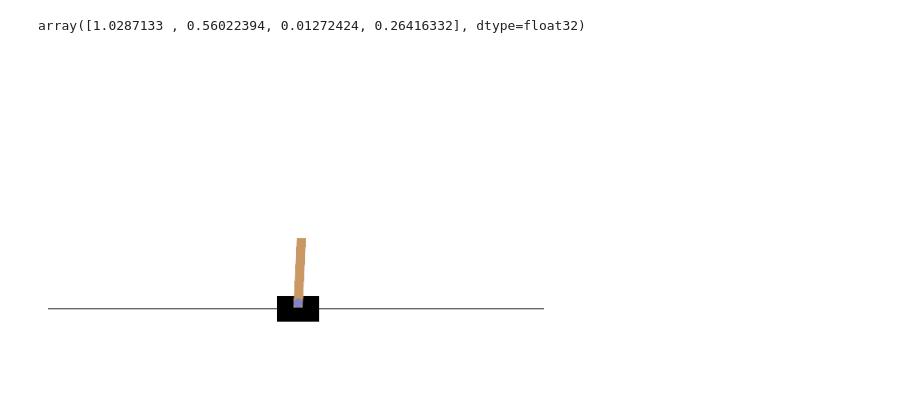
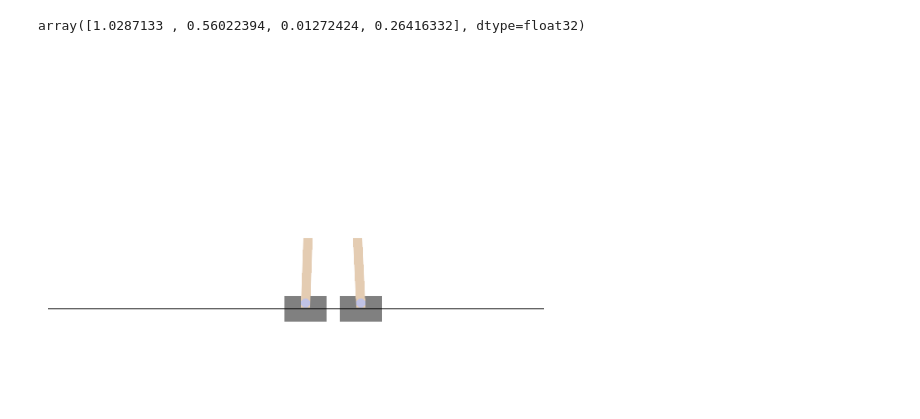
Before and after one commit to Baskin-LIU/Kernel-Propagation, a Jupyter notebook: Experiments/AdaptiveRL.ipynb, the cells around one changed output. Cells and saved outputs as stored; diff of their text form; code cells hidden in the pictures.

```diff
--- a/Experiments/AdaptiveRL.ipynb
+++ b/Experiments/AdaptiveRL.ipynb
@@ -270,0 +312,20 @@ All_record
+# %%
+actor = buildRLNet(actor_config, general_config).to(device)
+critic = buildRLNet(critic_config, general_config).to(device)
+critic_target = buildRLNet(critic_config, general_config).to(device)
+for p in critic_target.parameters():
+    p.requires_grad = False
+hard_update(critic_target, critic)
+num_episode = 20000
+
+optimizer_actor = torch.optim.Adam(
+    actor.parameters(),
+    lr=1e-4,
+    betas=(0.9, 0.999)
+)
+
+optimizer_critic = torch.optim.Adam(
+    critic.parameters(),
+    lr=1e-3,
+    betas=(0.9, 0.999)
+)
@@ -354,7 +533,7 @@ def episode_interpolate_adapt(env, actor, critic, critic_target,
 
     return total_reward, t, frames
 # %%
-num_trials = 200
+num_trials = 1
 wind = -6.
 
 visualize = False
@@ -684,15 +863,20 @@ Adapt_obs.mean(axis=0)
 # %% [output]
 array([1.0287133 , 0.56022394, 0.01272424, 0.26416332], dtype=float32)
 # %%
+import cv2
 fig, ax = plt.subplots()
-ax.imshow(frames[25])
+frame1 = frames[40]
+frame2 = frames[200]
+blended = cv2.addWeighted(frame1, 0.5, frame2, 0.5, 0)
+ax.imshow(blended)
+#ax.imshow(frame2)
 ax.spines['top'].set_visible(False)
 ax.spines['right'].set_visible(False)
 ax.spines['left'].set_visible(False)
 ax.spines['bottom'].set_visible(False)
 ax.set_yticks([])
 ax.set_xticks([])
-plt.savefig('../Figures/cartpoleAnim.png')
+#plt.savefig('../Figures/cartpoleAnim.png')
 plt.show()
 # %% [output]
-[figure, old version]
+[figure, new version]
```
Also changed, not shown: parts of 15 cells of this notebook, 20 other files.
